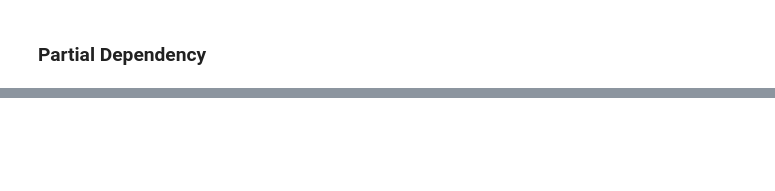
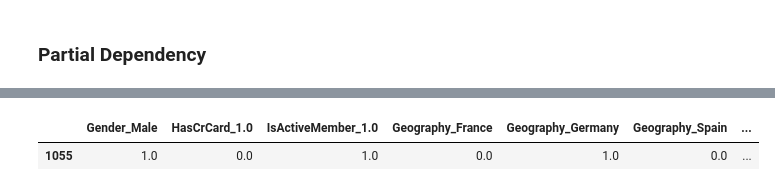
Before and after one commit to hardboyvino/kaggle_competition, a Jupyter notebook: playground_4.1/lgbm.ipynb, the cells around one changed output, grey strips where cells are left out. Cells and saved outputs as stored; diff of their text form; code cells hidden in the pictures; blank space fills up the shorter version.

```diff
--- a/playground_4.1/lgbm.ipynb
+++ b/playground_4.1/lgbm.ipynb
@@ -507,0 +724,6 @@ Done with LGBMClassifier.
+# %%
+test_features = test_transformed.copy()
+test_features.sample()
+# %% [output]
+|  | Gender_Male | HasCrCard_1.0 | IsActiveMember_1.0 | Geography_France | Geography_Germany | Geography_Spain | ... |
+| 1055 | 1.0 | 0.0 | 1.0 | 0.0 | 1.0 | 0.0 | ... |
```
Also changed, not shown: parts of 34 cells of this notebook.
